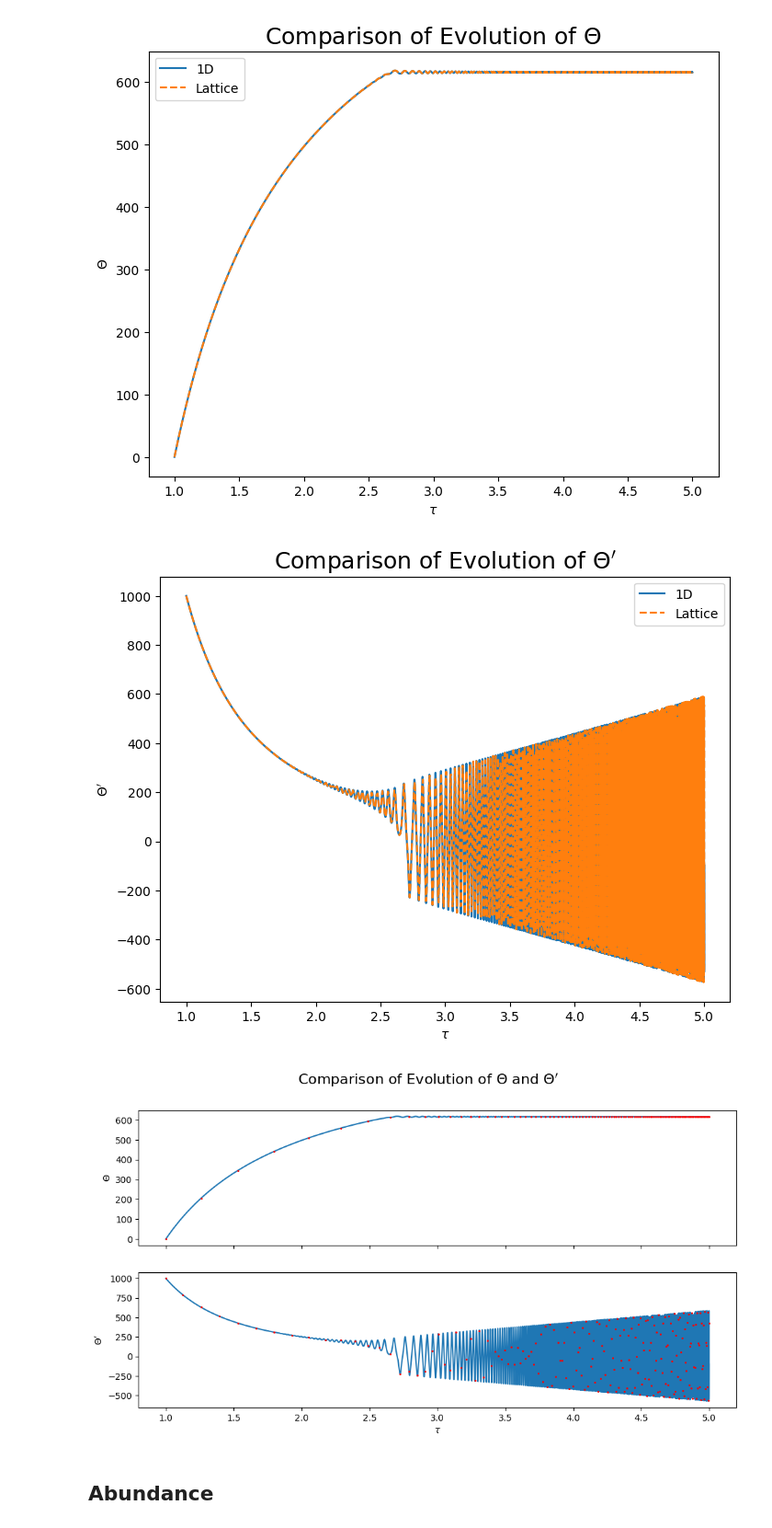
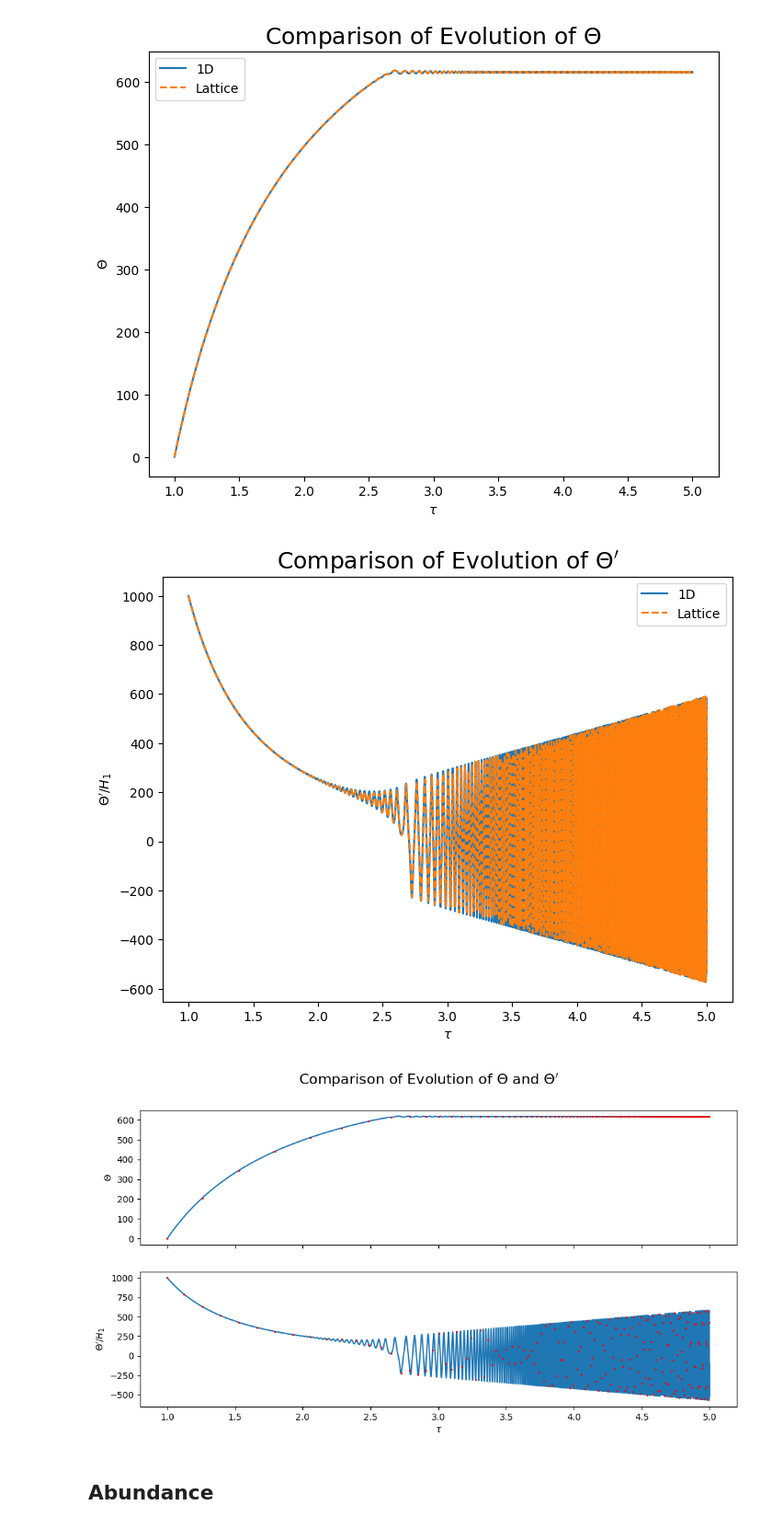
Before and after one commit to mathieukaltschmidt/kinetic-misalignment, a Jupyter notebook: 1D_sim.ipynb, the cells around one changed output. Shown: that part at 92% size. Cells and saved outputs as stored; diff of their text form; code cells hidden in the pictures.

```diff
--- a/1D_sim.ipynb
+++ b/1D_sim.ipynb
@@ -163,27 +163,27 @@ plt.plot(tautab, vheta1D, label = '1D')
 plt.plot(tautab_sim, vheta_avg, label = 'Lattice', linestyle = '--')
 plt.title(r"Comparison of Evolution of $\Theta'$", fontsize = 18)
 plt.xlabel(r'$\tau$')
-plt.ylabel(r"$\Theta'$")
+plt.ylabel(r"$\Theta'/H_1$")
 plt.legend()
 plt.show()
 # %% [output]
-[figure, old version]
+[figure, new version]
 # %%
 fig, ax = plt.subplots(2, figsize = (12, 6), sharex = True)
 fig.suptitle(r"Comparison of Evolution of $\Theta$ and $\Theta'$", fontsize = 16)
 
 ax[0].plot(tautab, theta1D,label = '1D', zorder = 1)
 ax[0].scatter(tautab_sim[::20], theta_avg[::20], marker = '.', s = 5, label = 'Lattice', c = 'red')
 ax[1].plot(tautab, vheta1D, label = '1D', zorder = 1)
 ax[1].scatter(tautab_sim[::10], vheta_avg[::10], marker = '.', s = 5, label = 'Lattice', c = 'red')
 
 
 ax[1].set_xlabel(r'$\tau$')
 ax[0].set_ylabel(r'$\Theta$')
-ax[1].set_ylabel(r'$\Theta^\prime$')
+ax[1].set_ylabel(r'$\Theta^\prime/H_1$')
 plt.show()
 # %% [output]
-[figure, old version]
+[figure, new version]
 # %% [markdown]
 ## Abundance
 # %%
```
Also changed, not shown: parts of 2 cells of this notebook.
